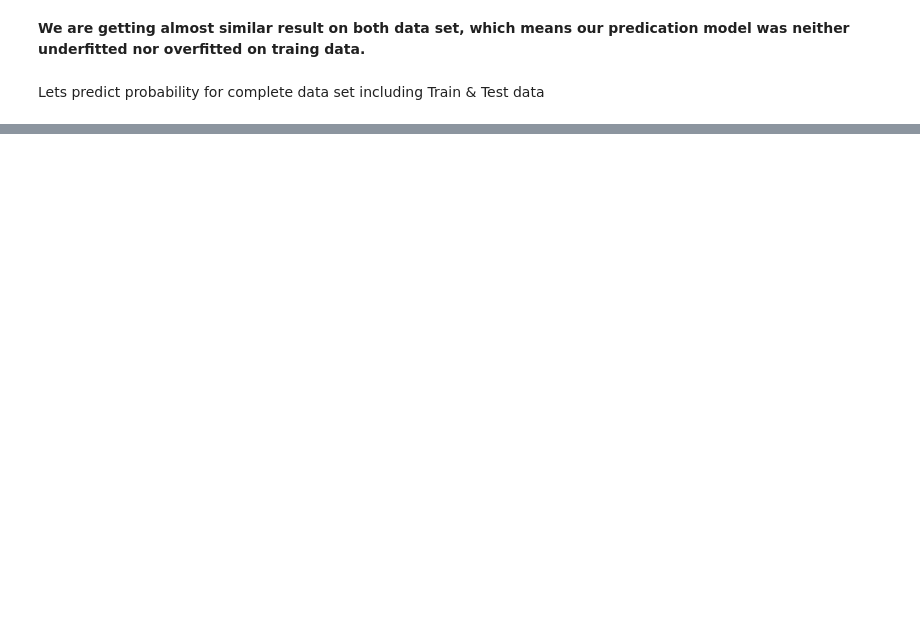
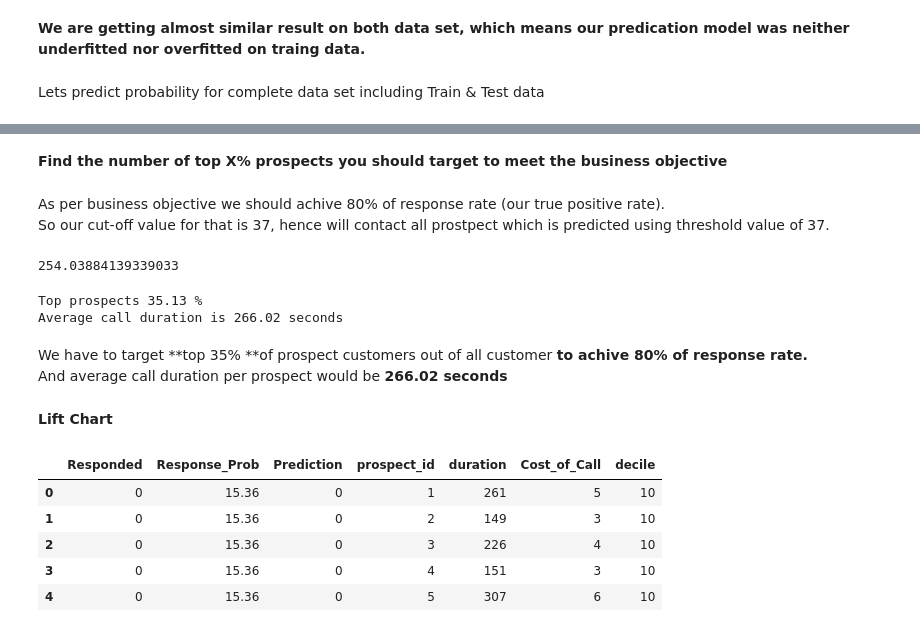
Before and after one commit to ppawar88/DSProject, a Jupyter notebook: Acquisition Analytics/Acquisition Analytics.ipynb, the cells around one changed output, grey strips where cells are left out. Drawn from its saved outputs; the diff is of its cells as text; code cells hidden in the pictures; blank space fills up the shorter version.

```diff
--- a/Acquisition Analytics/Acquisition Analytics.ipynb
+++ b/Acquisition Analytics/Acquisition Analytics.ipynb
@@ -757,4 +927,4 @@ GetVIFScore(X_train[cols])
 # %%
 #Model - 6
-cols.remove("pdays_First_time_contacted")
+cols.remove("poutcome_nonexistent")
 lr_6, train_lm_6 = GetLRModel(X_train[cols], y_train)
@@ -817,4 +1067,4 @@ model_cv.best_params_
 # %%
 #Build Logistic regression model using hyperparameter value C = 0.01
-lr = LogisticRegression(class_weight="balanced", C=10, random_state=1)
+lr = LogisticRegression(class_weight="balanced", C=1, random_state=100)
 lr.fit(X_train[cols], y_train)
@@ -873,4 +1193,4 @@ df_pred.head()
 # %%
-df_pred = pd.concat([df_pred, loan['prospect_id']], axis=1)
+df_pred = pd.concat([df_pred, loan[['prospect_id', 'duration']]], axis=1)
 # %%
 df_pred.head()
@@ -880,0 +1210,4 @@ loan['du']
+# %%
+#Derive Minutes from seconds * Per Minute rate
+df_pred['Cost_of_Call'] =df_pred['duration'].apply(lambda x: math.ceil(x / 60) * 1)
+df_pred.head()
@@ -880,0 +1221,30 @@ loan['du']
+# %% [markdown]
+**Find the number of top X% prospects you should target to meet the business objective**
+# %% [markdown]
+As per business objective we should achive 80% of response rate (our true positive rate).<BR>
+So our cut-off value for that is 37, hence will contact all prostpect which is predicted using threshold value of 37.
+# %%
+df_pred['duration'].mean()
+# %% [output]
+254.03884139339033
+# %%
+print("Top prospects {0} %".format(round(df_pred['Prediction'].sum() / df_pred.index.size * 100,2)))
+print("Average call duration is {0} seconds".format(round(df_pred[df_pred['Prediction'] == 1]['duration'].mean(), 2)))
+# %% [output]
+Top prospects 35.13 %
+Average call duration is 266.02 seconds
+# %% [markdown]
+We have to target **top 35% **of prospect customers out of all customer **to achive 80% of response rate.**<BR>
+And average call duration per prospect would be **266.02 seconds**
+# %% [markdown]
+**Lift Chart**
+# %%
+df_pred['decile'] = pd.qcut(df_pred['Response_Prob'], 10, labels=np.arange(10, 0, -1))
+df_pred.head()
+# %% [output]
+|  | Responded | Response_Prob | Prediction | prospect_id | duration | Cost_of_Call | decile |
+| 0 | 0 | 15.36 | 0 | 1 | 261 | 5 | 10 |
+| 1 | 0 | 15.36 | 0 | 2 | 149 | 3 | 10 |
+| 2 | 0 | 15.36 | 0 | 3 | 226 | 4 | 10 |
+| 3 | 0 | 15.36 | 0 | 4 | 151 | 3 | 10 |
+| 4 | 0 | 15.36 | 0 | 5 | 307 | 6 | 10 |
```
Also changed, not shown: parts of 42 cells of this notebook.
